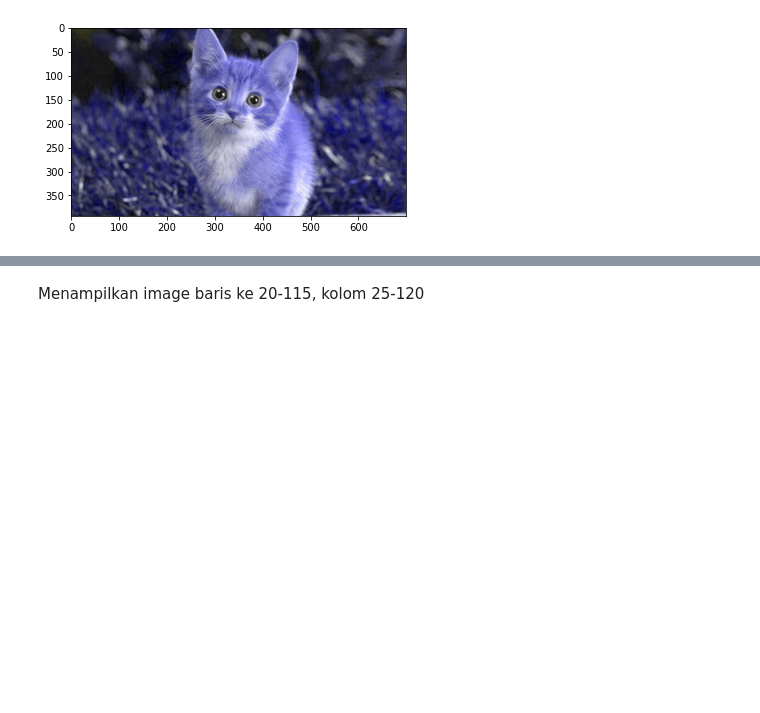
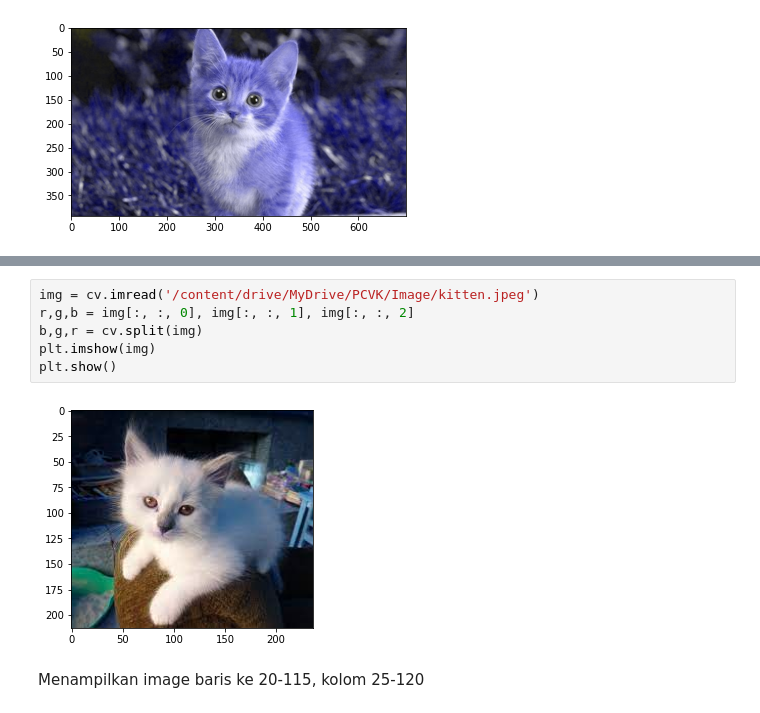
Before and after one commit to SitiZumarohdf/PCVK_Genap_2023, a Jupyter notebook: Week_2.ipynb, the cells around one changed output, grey strips where cells are left out. Cells and saved outputs as stored; diff of their text form; blank space fills up the shorter version.

```diff
--- a/Week_2.ipynb
+++ b/Week_2.ipynb
@@ -203,3 +264,11 @@ plt.show()
+# %%
+img = cv.imread('/content/drive/MyDrive/PCVK/Image/kitten.jpeg')
+r,g,b = img[:, :, 0], img[:, :, 1], img[:, :, 2]
+b,g,r = cv.split(img)
+plt.imshow(img)
+plt.show()
+# %% [output]
+[figure, added]
 # %% [markdown]
 Menampilkan image baris ke 20-115, kolom 25-120
 # %%
```
Also changed, not shown: parts of 13 cells of this notebook.
